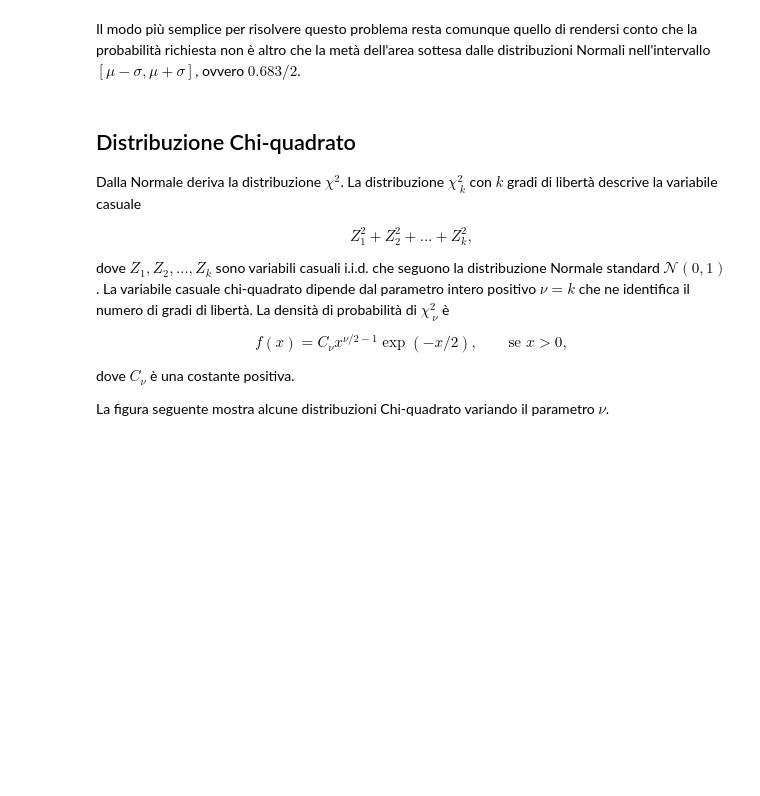
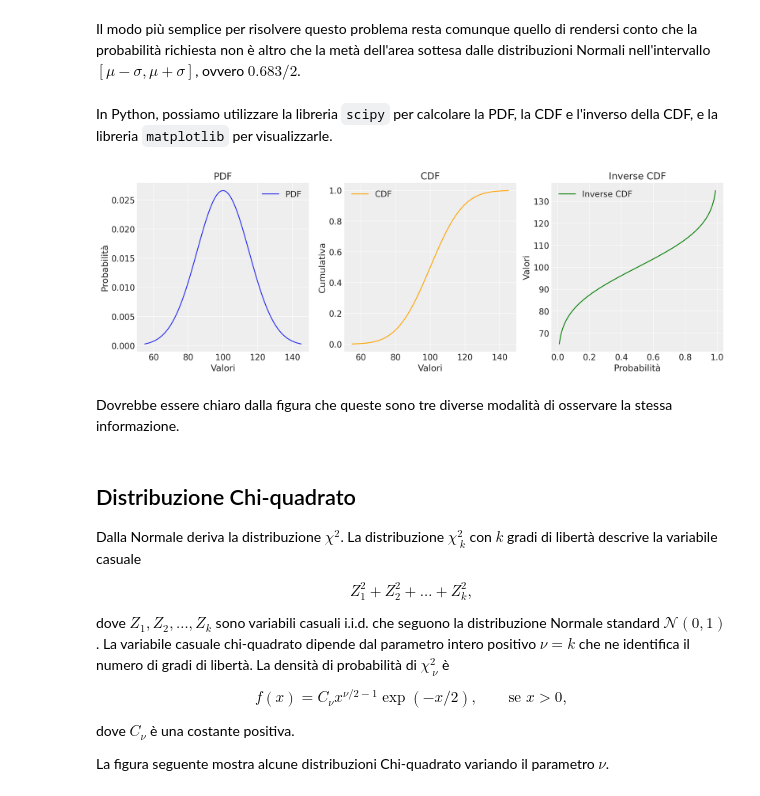
Before and after one commit to ccaudek/ds4p, a Jupyter notebook: _build/jupyter_execute/chapter_3/08_cont_rv_distr.ipynb, the cells around one changed output. Cells and saved outputs as stored; diff of their text form; code cells hidden in the pictures; blank space fills up the shorter version.

```diff
--- a/_build/jupyter_execute/chapter_3/08_cont_rv_distr.ipynb
+++ b/_build/jupyter_execute/chapter_3/08_cont_rv_distr.ipynb
@@ -593,6 +598,51 @@ stats.norm.cdf(1.0, 0, 1) - stats.norm.cdf(0, 0, 1)
 0.3413447460685429
 # %% [markdown]
 Il modo più semplice per risolvere questo problema resta comunque quello di rendersi conto che la probabilità richiesta non è altro che la metà dell'area sottesa dalle distribuzioni Normali nell'intervallo $[\mu - \sigma, \mu + \sigma]$, ovvero $0.683/2$.
+# %% [markdown]
+In Python, possiamo utilizzare la libreria `scipy` per calcolare la PDF, la CDF e l'inverso della CDF, e la libreria `matplotlib` per visualizzarle.
+# %%
+# Definisco i parametri della distribuzione
+mu = 100
+sigma = 15
+
+# Creo un range di valori su cui calcolare le funzioni
+x = np.linspace(mu - 3*sigma, mu + 3*sigma, 1000)
+
+# Calcolo la PDF, CDF, e l'inverso della CDF
+pdf = stats.norm.pdf(x, mu, sigma)
+cdf = stats.norm.cdf(x, mu, sigma)
+ppf = stats.norm.ppf(np.linspace(0.01, 0.99, 100), mu, sigma)  # Evitiamo 0 e 1 per l'inverso
+
+# Creo i grafici in una sola riga
+fig, axs = plt.subplots(1, 3, figsize=(15, 5))
+
+# Grafico della PDF
+axs[0].plot(x, pdf, label='PDF')
+axs[0].set_title('PDF')
+axs[0].set_xlabel('Valori')
+axs[0].set_ylabel('Probabilità')
+axs[0].legend()
+
+# Grafico della CDF
+axs[1].plot(x, cdf, label='CDF', color='orange')
+axs[1].set_title('CDF')
+axs[1].set_xlabel('Valori')
+axs[1].set_ylabel('Cumulativa')
+axs[1].legend()
+
+# Grafico dell'inverso della CDF
+axs[2].plot(np.linspace(0.01, 0.99, 100), ppf, label='Inverse CDF', color='green')
+axs[2].set_title('Inverse CDF')
+axs[2].set_xlabel('Probabilità')
+axs[2].set_ylabel('Valori')
+axs[2].legend()
+
+plt.tight_layout()
+plt.show()
+# %% [output]
+[figure, added]
+# %% [markdown]
+Dovrebbe essere chiaro dalla figura che queste sono tre diverse modalità di osservare la stessa informazione.
 # %% [markdown]
 ## Distribuzione Chi-quadrato
 
```
Also changed, not shown: parts of 31 cells of this notebook, 21 other files.
